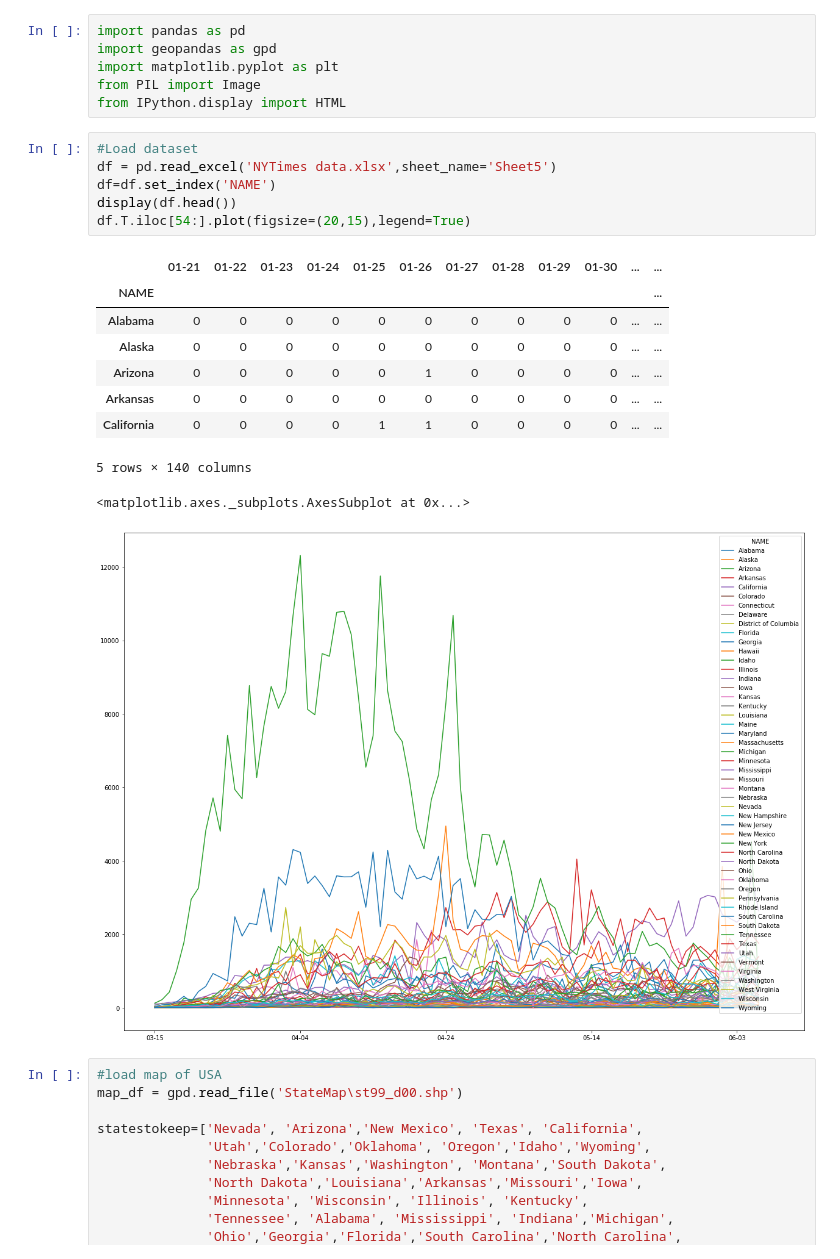
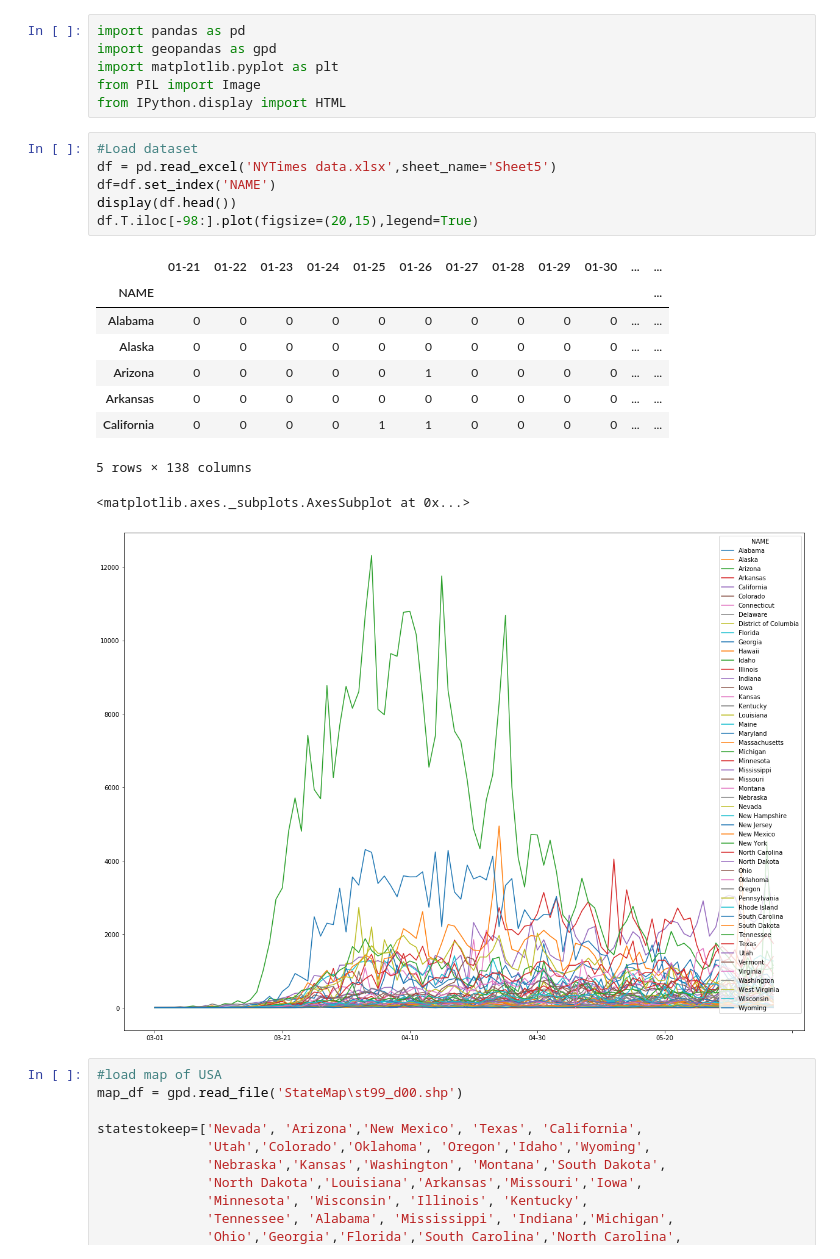
Before and after one commit to chipuha/Geographic-COVID-analysis, a Jupyter notebook: Geographic COVID Analysis.ipynb, the cells around one changed output. Cells and saved outputs as stored; diff of their text form.

Commit message:
removed february from gif images

```diff
--- a/Geographic COVID Analysis.ipynb
+++ b/Geographic COVID Analysis.ipynb
@@ -7,20 +7,20 @@ from IPython.display import HTML
 # %%
 #Load dataset
 df = pd.read_excel('NYTimes data.xlsx',sheet_name='Sheet5')
 df=df.set_index('NAME')
 display(df.head())
-df.T.iloc[54:].plot(figsize=(20,15),legend=True)
+df.T.iloc[-98:].plot(figsize=(20,15),legend=True)
 # %% [output]
 |  | 01-21 | 01-22 | 01-23 | 01-24 | 01-25 | 01-26 | 01-27 | 01-28 | 01-29 | 01-30 | ... | ... |
 | NAME |  |  |  |  |  |  |  |  |  |  |  | ... |
 | Alabama | 0 | 0 | 0 | 0 | 0 | 0 | 0 | 0 | 0 | 0 | ... | ... |
 | Alaska | 0 | 0 | 0 | 0 | 0 | 0 | 0 | 0 | 0 | 0 | ... | ... |
 | Arizona | 0 | 0 | 0 | 0 | 0 | 1 | 0 | 0 | 0 | 0 | ... | ... |
 | Arkansas | 0 | 0 | 0 | 0 | 0 | 0 | 0 | 0 | 0 | 0 | ... | ... |
 | California | 0 | 0 | 0 | 0 | 1 | 1 | 0 | 0 | 0 | 0 | ... | ... |
-5 rows × 140 columns
+5 rows × 138 columns
 <matplotlib.axes._subplots.AxesSubplot at 0x...>
-[figure, old version]
+[figure, new version]
 # %%
 #load map of USA
 map_df = gpd.read_file('StateMap\st99_d00.shp')
```
Also changed, not shown: parts of 13 cells of this notebook, 5 other files.
